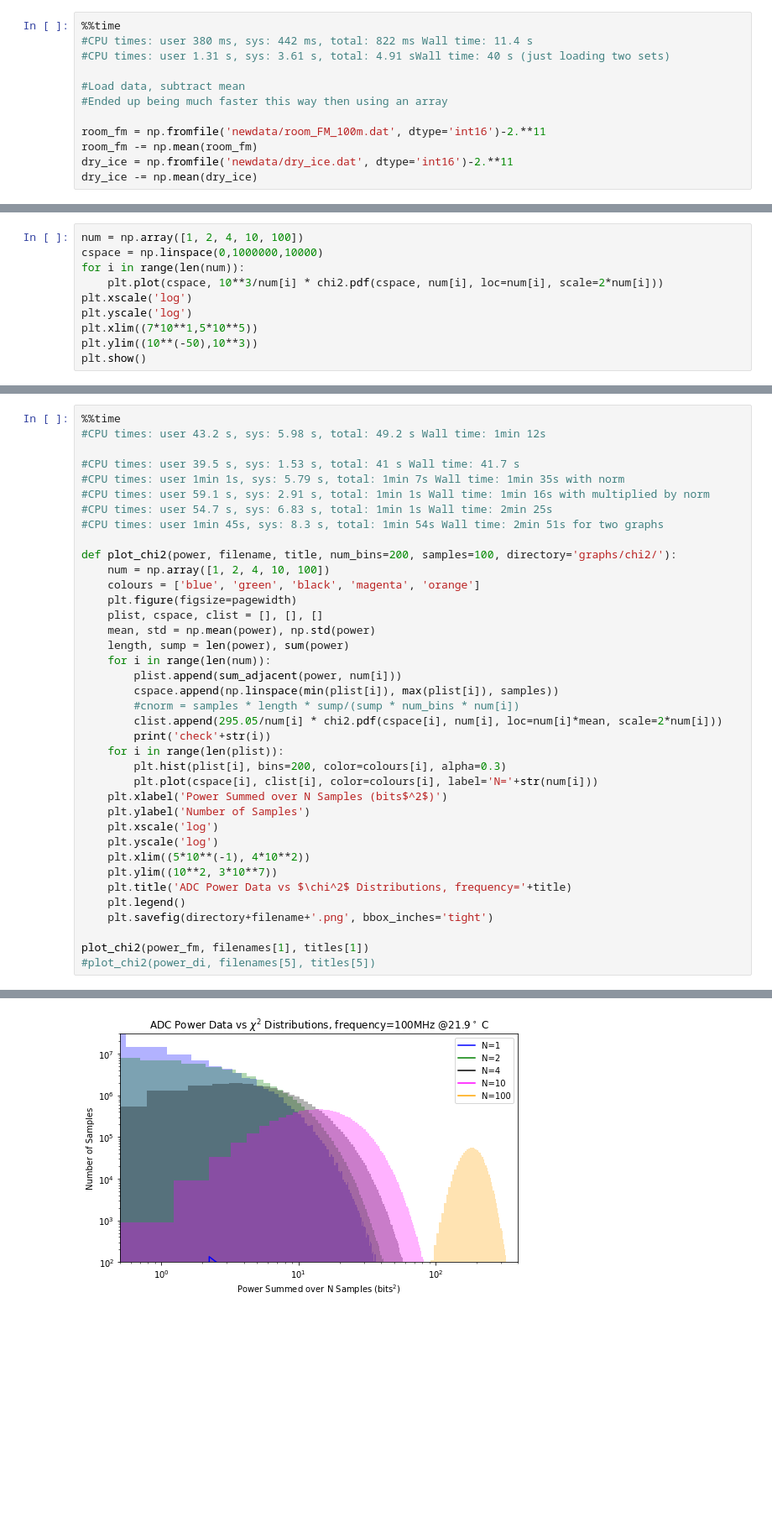
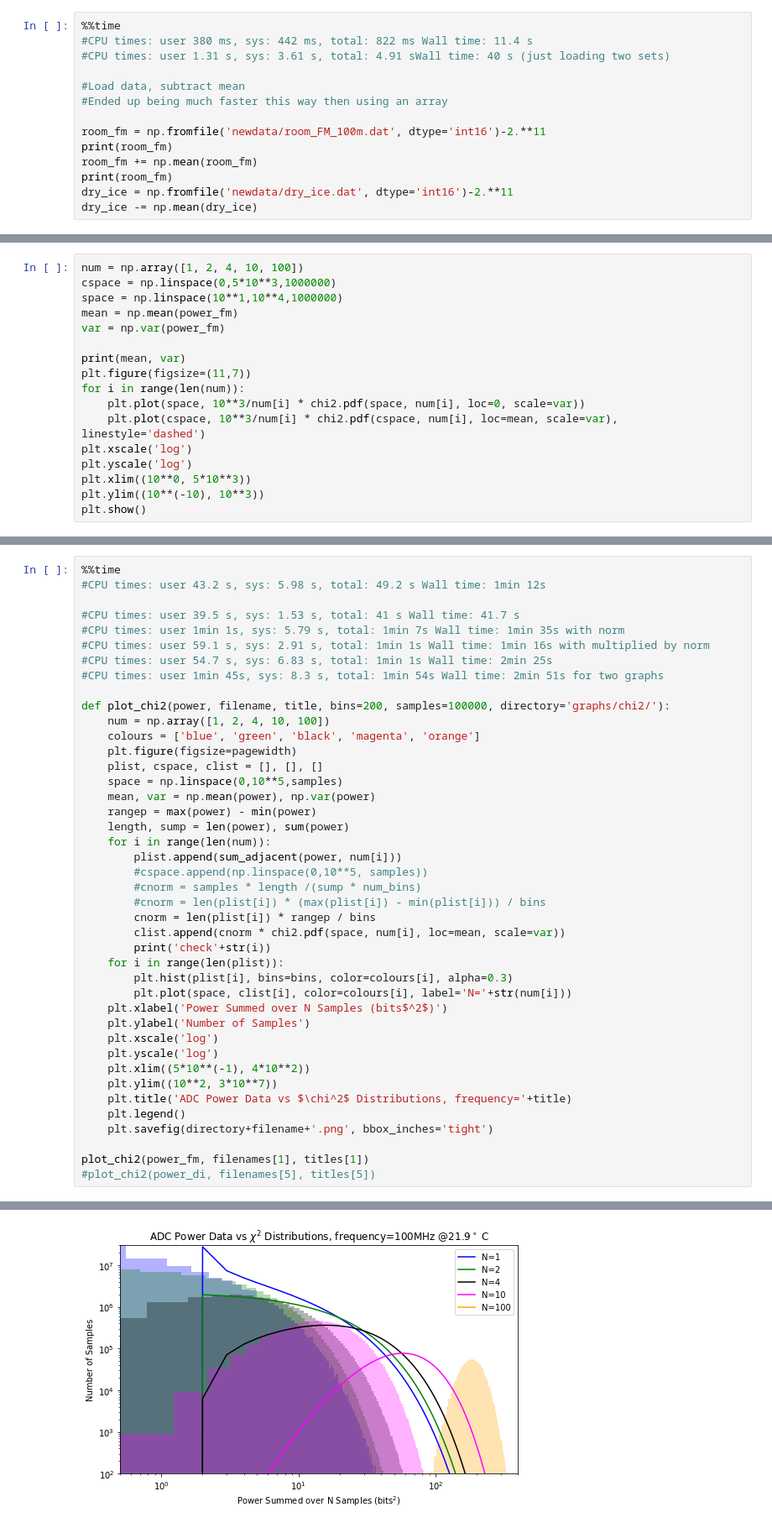
Before and after one commit to hansenjiang/AST326, a Jupyter notebook: 2/single.ipynb, the cells around one changed output, grey strips where cells are left out. Shown: that part at 84% size. Cells and saved outputs as stored; diff of their text form; blank space fills up the shorter version.

```diff
--- a/2/single.ipynb
+++ b/2/single.ipynb
@@ -44,7 +44,9 @@ def sum_adjacent(data, n):
 #Ended up being much faster this way then using an array
 
 room_fm = np.fromfile('newdata/room_FM_100m.dat', dtype='int16')-2.**11
-room_fm -= np.mean(room_fm)
+print(room_fm)
+room_fm += np.mean(room_fm)
+print(room_fm)
 dry_ice = np.fromfile('newdata/dry_ice.dat', dtype='int16')-2.**11
 dry_ice -= np.mean(dry_ice)
 # %% [output]
@@ -84,11 +92,18 @@ Wall time: 4.12 s
 # %%
 num = np.array([1, 2, 4, 10, 100])
-cspace = np.linspace(0,1000000,10000)
+cspace = np.linspace(0,5*10**3,1000000)
+space = np.linspace(10**1,10**4,1000000)
+mean = np.mean(power_fm)
+var = np.var(power_fm)
+
+print(mean, var)
+plt.figure(figsize=(11,7))
 for i in range(len(num)):
-    plt.plot(cspace, 10**3/num[i] * chi2.pdf(cspace, num[i], loc=num[i], scale=2*num[i]))
+    plt.plot(space, 10**3/num[i] * chi2.pdf(space, num[i], loc=0, scale=var))
+    plt.plot(cspace, 10**3/num[i] * chi2.pdf(cspace, num[i], loc=mean, scale=var), linestyle='dashed')
 plt.xscale('log')
 plt.yscale('log')
-plt.xlim((7*10**1,5*10**5))
-plt.ylim((10**(-50),10**3))
+plt.xlim((10**0, 5*10**3))
+plt.ylim((10**(-10), 10**3))
 plt.show()
 # %% [output]
@@ -103,22 +119,26 @@ plt.show()
 #CPU times: user 54.7 s, sys: 6.83 s, total: 1min 1s Wall time: 2min 25s
 #CPU times: user 1min 45s, sys: 8.3 s, total: 1min 54s Wall time: 2min 51s for two graphs
 
-def plot_chi2(power, filename, title, num_bins=200, samples=100, directory='graphs/chi2/'):
+def plot_chi2(power, filename, title, bins=200, samples=100000, directory='graphs/chi2/'):
     num = np.array([1, 2, 4, 10, 100])
     colours = ['blue', 'green', 'black', 'magenta', 'orange']
     plt.figure(figsize=pagewidth)
     plist, cspace, clist = [], [], []
-    mean, std = np.mean(power), np.std(power)
+    space = np.linspace(0,10**5,samples)
+    mean, var = np.mean(power), np.var(power)
+    rangep = max(power) - min(power)
     length, sump = len(power), sum(power)
     for i in range(len(num)):
         plist.append(sum_adjacent(power, num[i]))
-        cspace.append(np.linspace(min(plist[i]), max(plist[i]), samples))
-        #cnorm = samples * length * sump/(sump * num_bins * num[i])
-        clist.append(295.05/num[i] * chi2.pdf(cspace[i], num[i], loc=num[i]*mean, scale=2*num[i]))
+        #cspace.append(np.linspace(0,10**5, samples))
+        #cnorm = samples * length /(sump * num_bins)
+        #cnorm = len(plist[i]) * (max(plist[i]) - min(plist[i])) / bins
+        cnorm = len(plist[i]) * rangep / bins
+        clist.append(cnorm * chi2.pdf(space, num[i], loc=mean, scale=var))
         print('check'+str(i))
     for i in range(len(plist)):
-        plt.hist(plist[i], bins=200, color=colours[i], alpha=0.3)
-        plt.plot(cspace[i], clist[i], color=colours[i], label='N='+str(num[i]))
+        plt.hist(plist[i], bins=bins, color=colours[i], alpha=0.3)
+        plt.plot(space, clist[i], color=colours[i], label='N='+str(num[i]))
     plt.xlabel('Power Summed over N Samples (bits$^2$)')
     plt.ylabel('Number of Samples')
     plt.xscale('log')
@@ -142,4 +162,4 @@ Wall time: 50.6 s
-[figure, old version]
+[figure, new version]
 # %%
 %%time
 #CPU times: user 2.34 s, sys: 196 ms, total: 2.54 s Wall time: 2.13 s
```
Also changed, not shown: parts of 6 cells of this notebook.
